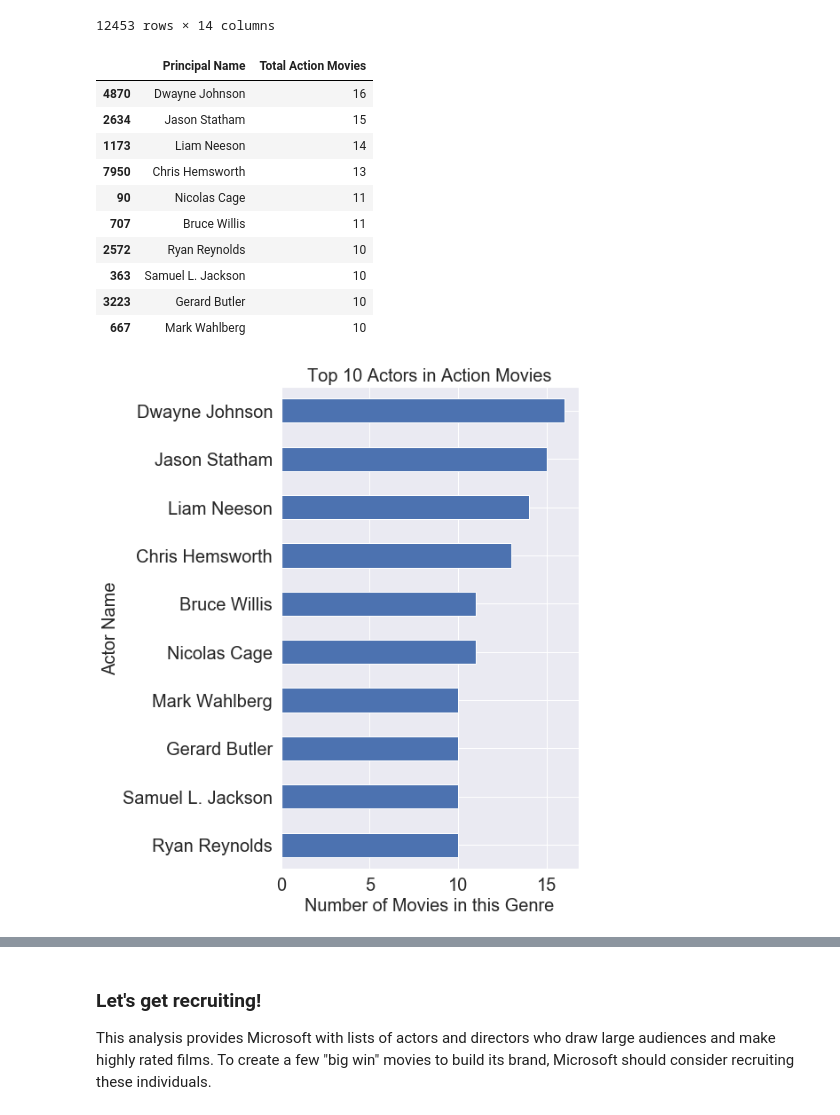
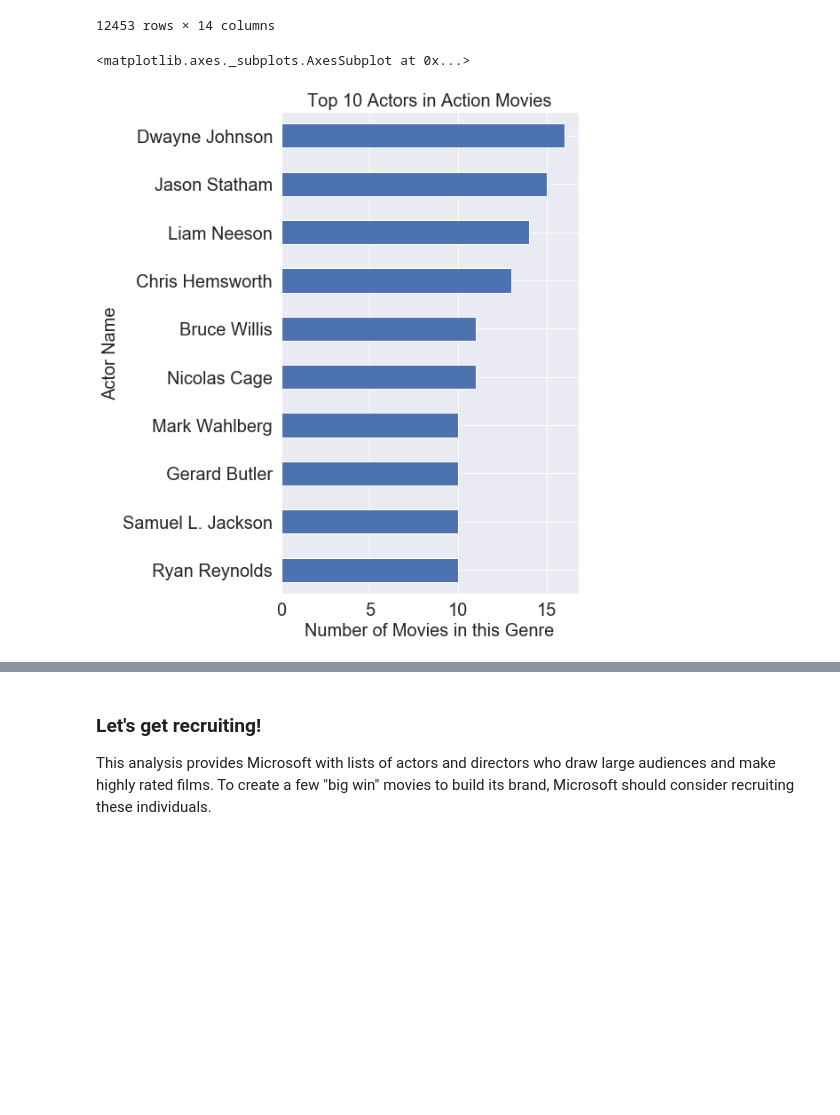
Before and after one commit to lilisbeit/Microsoft-Movies-Project, a Jupyter notebook: Microsoft-Movies-Notebook.ipynb, the cells around one changed output, grey strips where cells are left out. Drawn from its saved outputs; the diff is of its cells as text; code cells hidden in the pictures; blank space fills up the shorter version.

Commit message:
update principals function

```diff
--- a/Microsoft-Movies-Notebook.ipynb
+++ b/Microsoft-Movies-Notebook.ipynb
@@ -1441,55 +1441,41 @@ principals_movies_list
 | 12452 | Amudhavan Karuppiah | nan | nm9988436 | 0 | 0 | ... |
 12453 rows × 14 columns
 # %%
-# create a function to find principals by role and genre
+# create a function to find principals by role and genre, and generate visualizations
 
 def find_principals(role, genre, num_people):
     """Search principals_movies_list DataFrame for specific combinations of role and genre.
 
     Parameters
     ----------
     role : One of the values in the 'Principal Role in Movie' column in the principals_movies_list
            DataFrame.  The two options are 'actor' and 'director'.
     genre : One of the values from the 'Movie Genres' column in the principals_movies_list DataFrame.
             Do not include table name, for example: 'Action'
     num_people : Integer.  Length of the returned DataFrame.
 
     Returns
     -------
-    DataFrame
+    Horizontal bar graph
     Shows name of principals and how many movies they made in the selected genre, ranked in descending order
     of number of movies.
     """
     df = principals_movies_list.loc[principals_movies_list['Principal Role in Movie'] == role]
     df = df[['Principal Name','Total '+genre+' Movies']].drop_duplicates()
     df.sort_values(by=['Total '+genre+' Movies'], ascending=False, inplace=True)
-    return df[:num_people]
+    df = df[:num_people].sort_values(by='Total '+genre+' Movies', ascending=True)
 
-find_principals('actor','Action', 10) #testing function
+    ax = df.plot(kind='barh', x='Principal Name', rot=0, figsize=(6,10))
+    plt.rc('xtick', labelsize=20)
+    plt.rc('ytick', labelsize=20)
+    ax.set_xlabel("Number of Movies in this Genre", fontsize=20)
+    ax.set_ylabel(role.title()+' Name', fontsize = 20)
+    ax.set_title('Top 10 '+role.title()+'s in '+genre+' Movies',fontsize= 20)
+    ax.get_legend().remove()
+
+    return ax
+
+find_principals('actor', 'Action', 10) # testing function
 # %% [output]
-|  | Principal Name | Total Action Movies |
-| 4870 | Dwayne Johnson | 16 |
-| 2634 | Jason Statham | 15 |
-| 1173 | Liam Neeson | 14 |
-| 7950 | Chris Hemsworth | 13 |
-| 90 | Nicolas Cage | 11 |
-| 707 | Bruce Willis | 11 |
-| 2572 | Ryan Reynolds | 10 |
-| 363 | Samuel L. Jackson | 10 |
-| 3223 | Gerard Butler | 10 |
-| 667 | Mark Wahlberg | 10 |
+<matplotlib.axes._subplots.AxesSubplot at 0x...>
+[figure, added]
-# %%
-# create visualizations to show the top actors in top genres (Action, Crime, Adventure)
-# start with Action
-
-df = find_principals('actor','Action', 10).sort_values(by='Total Action Movies', ascending=True)
-
-ax = df.plot(kind='barh', x='Principal Name', rot=0, figsize=(6,10))
-ax.set_xlabel("Number of Movies in this Genre", fontsize=20)
-ax.set_ylabel("Actor Name", fontsize = 20)
-ax.set_title('Top 10 Actors in Action Movies',fontsize= 20)
-ax.get_legend().remove()
-plt.rc('xtick', labelsize=20)
-plt.rc('ytick', labelsize=20)
-# %% [output]
-[figure, removed]
```
Also changed, not shown: parts of 11 cells of this notebook.
